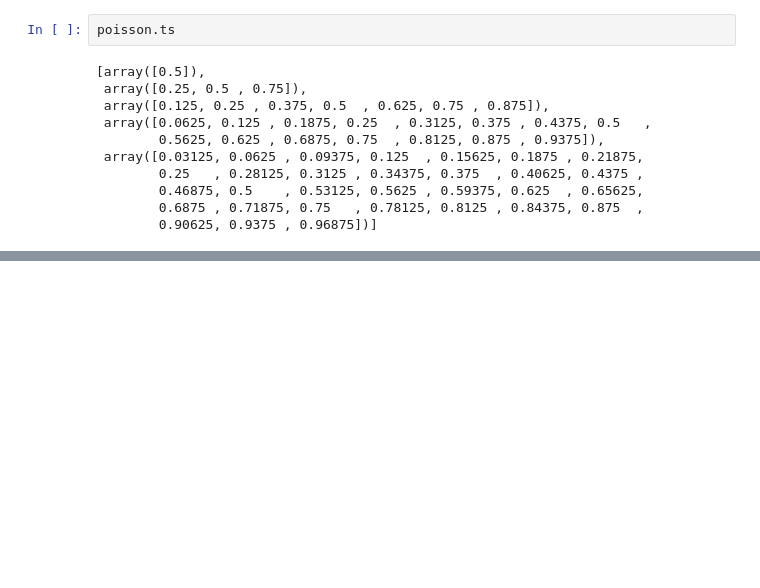
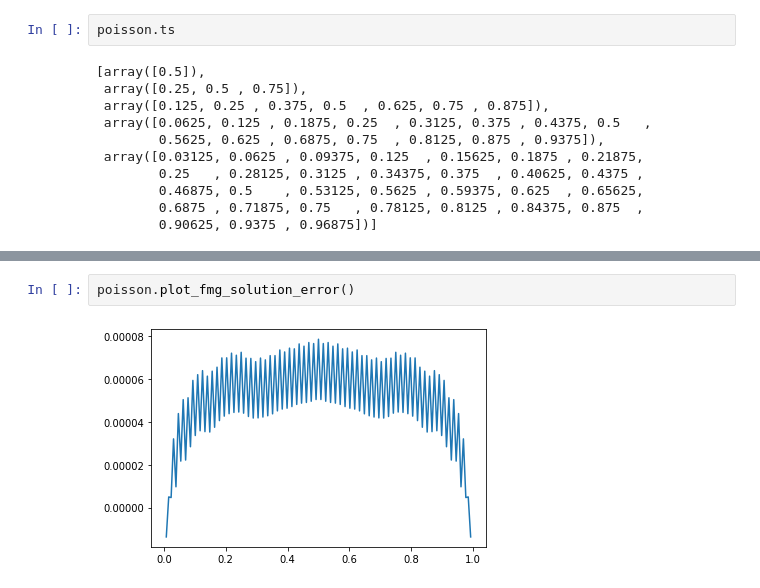
Before and after one commit to phak1/fem-project, a Jupyter notebook: multigrid_prototyping.ipynb, the cells around one changed output, grey strips where cells are left out. Cells and saved outputs as stored; diff of their text form; blank space fills up the shorter version.

```diff
--- a/multigrid_prototyping.ipynb
+++ b/multigrid_prototyping.ipynb
@@ -239,0 +250,4 @@ poisson.plot_fmg_solution()
+# %%
+poisson.plot_fmg_solution_error()
+# %% [output]
+[figure, added]
```
Also changed, not shown: parts of 5 cells of this notebook, 1 other file.
